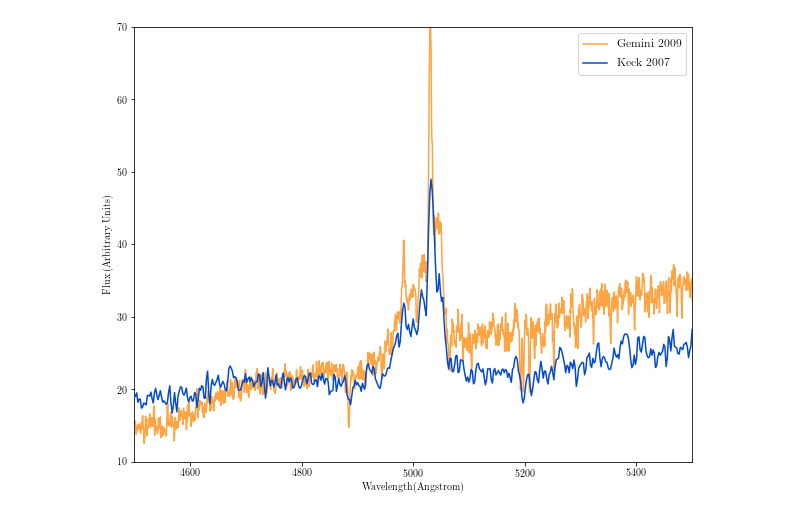
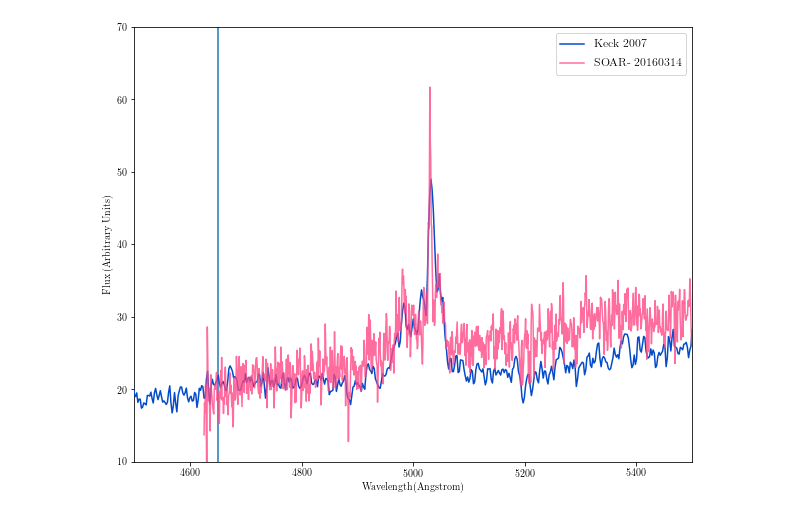
Before and after one commit to kcdage/spec_slope_fit, a Jupyter notebook: fit_spec_slope.ipynb, the cells around one changed output. Drawn from its saved outputs; the diff is of its cells as text; code cells hidden in the pictures.

```diff
--- a/fit_spec_slope.ipynb
+++ b/fit_spec_slope.ipynb
@@ -19,34 +15,32 @@ imf_used = 'cha'
 # %%
 wvgem09, flgem09=np.loadtxt('gemini09.txt', unpack=True)
-flgem09_sm=convolve(flgem09, Box1DKernel(11))
+
 wvkeck, flkeck=np.loadtxt('keck.txt', unpack=True)
 wvgem11, flgem11=np.loadtxt('gemini11.txt', unpack=True)
-gem11_sm = convolve(flgem11, Box1DKernel(11))
-wvsr1614, flsr1614=np.loadtxt('rz2109/soar_20160314.txt', unpack=True)
-flsr1614sm=convolve(flsr1614, Box1DKernel(11))
-wvsr1814, flsr1814=np.loadtxt('rz2109/soar_20180314.txt', unpack=True)
-flsr1814sm=convolve(flsr1814, Box1DKernel(11))
-wvsr1815, flsr1815=np.loadtxt('rz2109/soar_20180315.txt', unpack=True)
-flsr1815sm=convolve(flsr1815, Box1DKernel(11))
 
-wvgem15, flgem15=np.loadtxt('gem15_0316.txt', unpack=True)
+wvsr1614, flsr1614=np.loadtxt('soar_20160314.txt', unpack=True)
+
+wvsr1814, flsr1814=np.loadtxt('soar_20180314.txt', unpack=True)
+
+wvsr1815, flsr1815=np.loadtxt('soar_20180315.txt', unpack=True)
 # %%
 plt.figure(figsize=(10,8))
 #plt.plot(wvgem11, flgem11*20, color=palettable.cubehelix.cubehelix3_16.mpl_colors[3], label='Gemini 2011', zorder=12, alpha=0.75)
 
-plt.plot(wvgem09, flgem09/8., color=palettable.cubehelix.cubehelix3_16.mpl_colors[11], label='Gemini 2009')
+#plt.plot(wvgem09, flgem09/8., color=palettable.cubehelix.cubehelix3_16.mpl_colors[11], label='Gemini 2009')
 plt.plot(wvkeck, flkeck*1.7e18, color=palettable.cubehelix.cubehelix3_16.mpl_colors[4], label='Keck 2007', zorder=10)
-#plt.plot(wvsr1614, flsr1614/1.4, color=palettable.cubehelix.cubehelix3_16.mpl_colors[9], label='SOAR- 20160314', alpha=0.8, zorder=11)
+plt.plot(wvsr1614, flsr1614/1.4, color=palettable.cubehelix.cubehelix3_16.mpl_colors[9], label='SOAR- 20160314', alpha=0.8, zorder=11)
 #plt.plot(wvsr1814, flsr1814/1.2, color=palettable.cubehelix.cubehelix3_16.mpl_colors[6], label='SOAR- 20180314', alpha=0.5)
 #plt.plot(wvsr1815, flsr1815/1.9, color=palettable.cubehelix.cubehelix3_16.mpl_colors[7], label='SOAR- 20180315')
 plt.xlim(4500, 5500)
 #plt.axvline(x=5030, color=palettable.cubehelix.cubehelix3_16.mpl_colors[2], lw=2)
 #plt.axhline(y=18)
+plt.axvline(x=4650)
 plt.ylim(10, 70)
 plt.legend(loc=1,numpoints=1,fontsize=12)
 plt.ylabel('Flux (Arbitrary Units)')
 plt.xlabel('Wavelength(Angstrom)')
 
 plt.savefig('oiiline.jpg')
 # %% [output]
-[figure, old version]
+[figure, new version]
```
Also changed, not shown: parts of 9 cells of this notebook, 4 other files.
